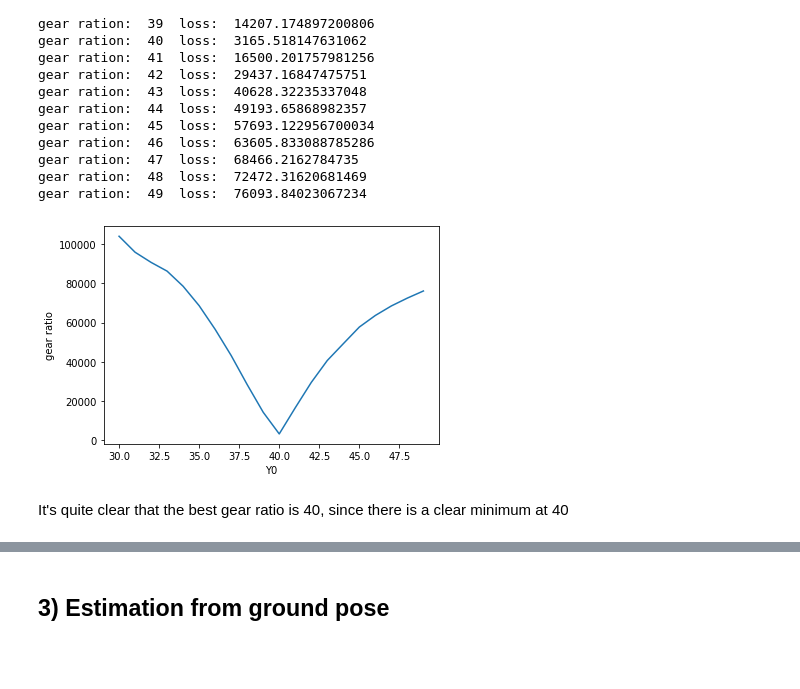
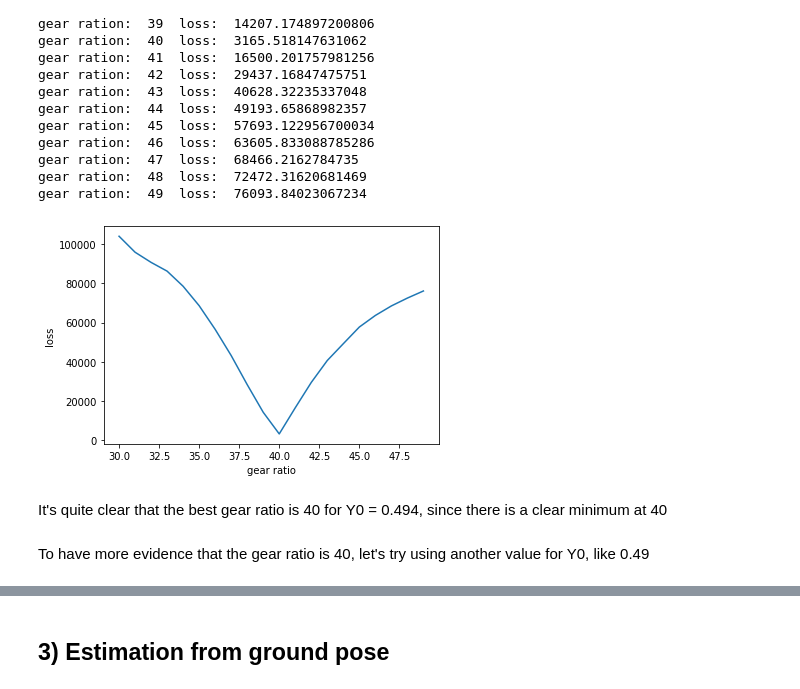
Before and after one commit to AlessioGalluccio/robotics_odometry_project_1, a Jupyter notebook: estimation_notebook/Apparent_baseline_and_Gear_ratio_estimation.ipynb, the cells around one changed output, grey strips where cells are left out. Cells and saved outputs as stored; diff of their text form; code cells hidden in the pictures; blank space fills up the shorter version.

```diff
--- a/estimation_notebook/Apparent_baseline_and_Gear_ratio_estimation.ipynb
+++ b/estimation_notebook/Apparent_baseline_and_Gear_ratio_estimation.ipynb
@@ -281,10 +285,12 @@ gear ration:  48  loss:  72472.31620681469
 gear ration:  49  loss:  76093.84023067234
 # %%
 plt.plot(GEAR_RATIO_tested ,loss_obtained)
-plt.ylabel('gear ratio')
-plt.xlabel('Y0')
+plt.ylabel('loss')
+plt.xlabel('gear ratio')
 plt.show()
 # %% [output]
-[figure, old version]
+[figure, new version]
 # %% [markdown]
-It's quite clear that the best gear ratio is 40, since there is a clear minimum at 40
+It's quite clear that the best gear ratio is 40 for Y0 = 0.494, since there is a clear minimum at 40
+# %% [markdown]
+To have more evidence that the gear ratio is 40, let's try using another value for Y0, like 0.49
```
Also changed, not shown: parts of 10 cells of this notebook, 1 other file.
